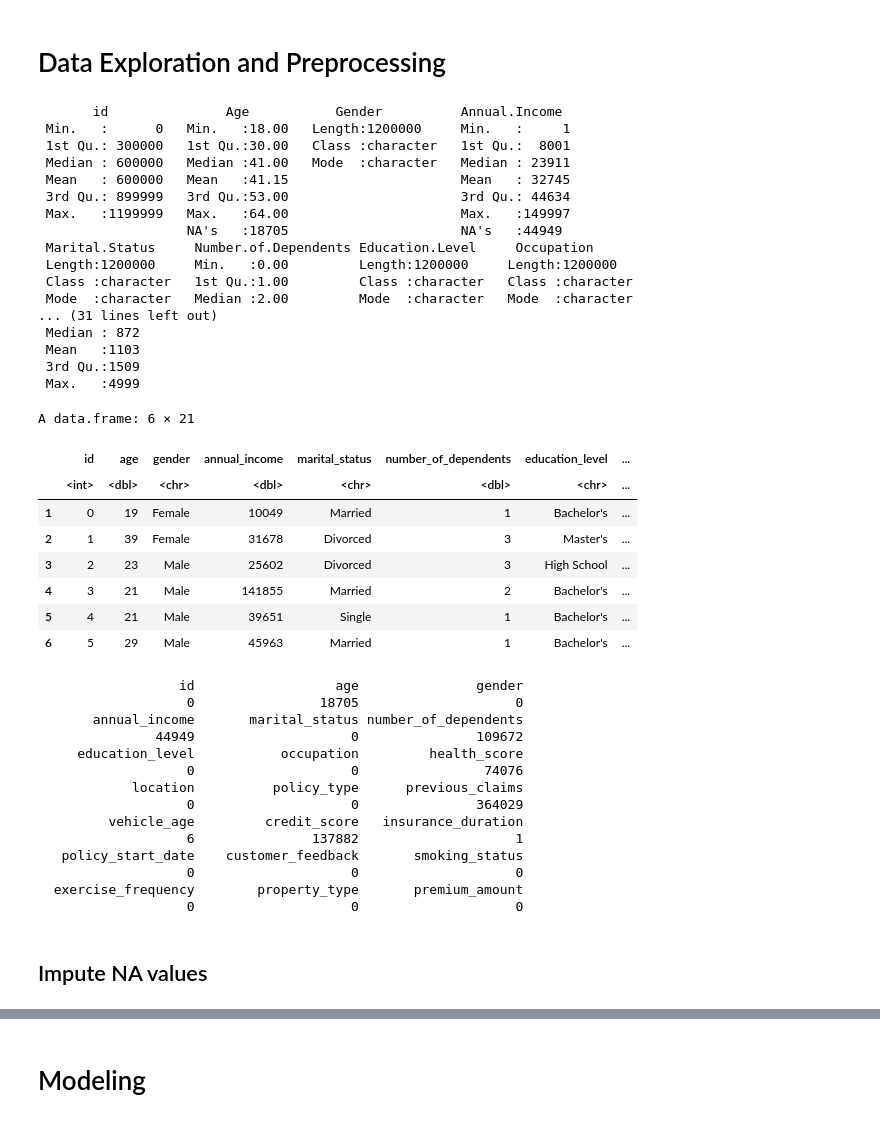
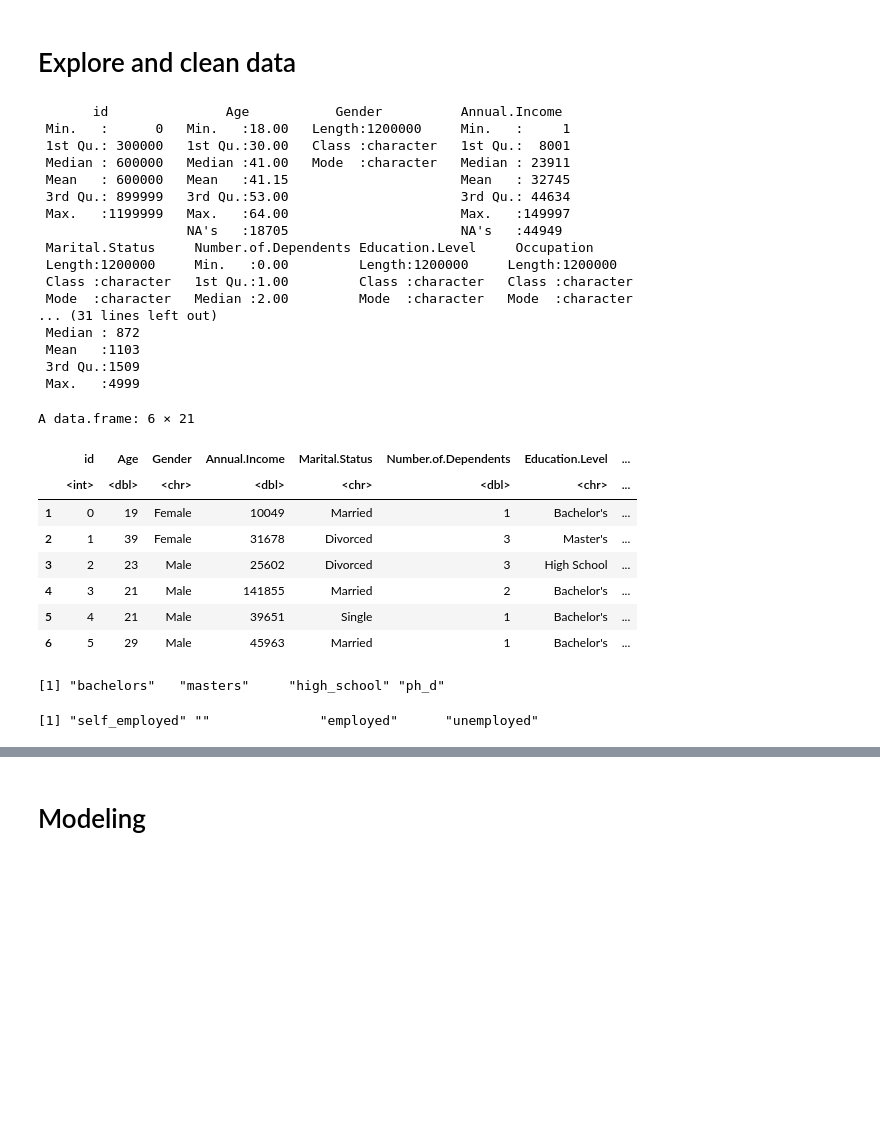
Before and after one commit to vanezp01/datalabs, a Jupyter notebook: predict-insurance-premiums.ipynb, the cells around one changed output, grey strips where cells are left out. Drawn from its saved outputs; the diff is of its cells as text; code cells hidden in the pictures; blank space fills up the shorter version.

```diff
--- a/predict-insurance-premiums.ipynb
+++ b/predict-insurance-premiums.ipynb
@@ -16,26 +18,4 @@ library(lightgbm)
 # %%
 # Import data
-train_df <- read.csv("/kaggle/input/playground-series-s4e12/train.csv")
-test_df <- read.csv("/kaggle/input/playground-series-s4e12/test.csv")
+train <- read.csv("/kaggle/input/playground-series-s4e12/train.csv")
+test <- read.csv("/kaggle/input/playground-series-s4e12/test.csv")
-# %% [markdown]
-# Data Exploration and Preprocessing
-# %%
-summary(train_df)
-# %% [output]
-       id               Age           Gender          Annual.Income
- Min.   :      0   Min.   :18.00   Length:1200000     Min.   :     1
- 1st Qu.: 300000   1st Qu.:30.00   Class :character   1st Qu.:  8001
- Median : 600000   Median :41.00   Mode  :character   Median : 23911
- Mean   : 600000   Mean   :41.15                      Mean   : 32745
- 3rd Qu.: 899999   3rd Qu.:53.00                      3rd Qu.: 44634
- Max.   :1199999   Max.   :64.00                      Max.   :149997
-                   NA's   :18705                      NA's   :44949
- Marital.Status     Number.of.Dependents Education.Level     Occupation
- Length:1200000     Min.   :0.00         Length:1200000     Length:1200000
- Class :character   1st Qu.:1.00         Class :character   Class :character
- Mode  :character   Median :2.00         Mode  :character   Mode  :character
-... (31 lines left out)
- Median : 872
- Mean   :1103
- 3rd Qu.:1509
- Max.   :4999
@@ -45,12 +22,31 @@ train_df <- clean_names(train_df)
+# %% [markdown]
+# Explore and clean data
 # %%
+# Inspect the data
+summary(train)
+
 # Print the first few rows
-head(train_df)
-
-# Check for missing values
-colSums(is.na(train_df))
+head(train)
 # %% [output]
-A data.frame: 6 × 21
+       id               Age           Gender          Annual.Income
+ Min.   :      0   Min.   :18.00   Length:1200000     Min.   :     1
+ 1st Qu.: 300000   1st Qu.:30.00   Class :character   1st Qu.:  8001
+ Median : 600000   Median :41.00   Mode  :character   Median : 23911
+ Mean   : 600000   Mean   :41.15                      Mean   : 32745
+ 3rd Qu.: 899999   3rd Qu.:53.00                      3rd Qu.: 44634
+ Max.   :1199999   Max.   :64.00                      Max.   :149997
+                   NA's   :18705                      NA's   :44949
+ Marital.Status     Number.of.Dependents Education.Level     Occupation
+ Length:1200000     Min.   :0.00         Length:1200000     Length:1200000
+ Class :character   1st Qu.:1.00         Class :character   Class :character
+ Mode  :character   Median :2.00         Mode  :character   Mode  :character
+... (31 lines left out)
+ Median : 872
+ Mean   :1103
+ 3rd Qu.:1509
+ Max.   :4999
+A data.frame: 6 × 21
-|  | id | age | gender | annual_income | marital_status | number_of_dependents | education_level | ... |
+|  | id | Age | Gender | Annual.Income | Marital.Status | Number.of.Dependents | Education.Level | ... |
 |  | <int> | <dbl> | <chr> | <dbl> | <chr> | <dbl> | <chr> | ... |
 | 1 | 0 | 19 | Female | 10049 | Married | 1 | Bachelor's | ... |
 | 2 | 1 | 39 | Female | 31678 | Divorced | 3 | Master's | ... |
@@ -58,19 +54,3 @@ A data.frame: 6 × 21
 | 4 | 3 | 21 | Male | 141855 | Married | 2 | Bachelor's | ... |
 | 5 | 4 | 21 | Male | 39651 | Single | 1 | Bachelor's | ... |
 | 6 | 5 | 29 | Male | 45963 | Married | 1 | Bachelor's | ... |
-                  id                  age               gender
-                   0                18705                    0
-       annual_income       marital_status number_of_dependents
-               44949                    0               109672
-     education_level           occupation         health_score
-                   0                    0                74076
-            location          policy_type      previous_claims
-                   0                    0               364029
-         vehicle_age         credit_score   insurance_duration
-                   6               137882                    1
-   policy_start_date    customer_feedback       smoking_status
-                   0                    0                    0
-  exercise_frequency        property_type       premium_amount
-                   0                    0                    0
-# %% [markdown]
-## Impute NA values
@@ -76,0 +65,7 @@ A data.frame: 6 × 21
+# %%
+# Check if conversion worked
+unique(train$education_level)
+unique(train$occupation)
+# %% [output]
+[1] "bachelors"   "masters"     "high_school" "ph_d"
+[1] "self_employed" ""              "employed"      "unemployed"
```
Also changed, not shown: parts of 23 cells of this notebook.
